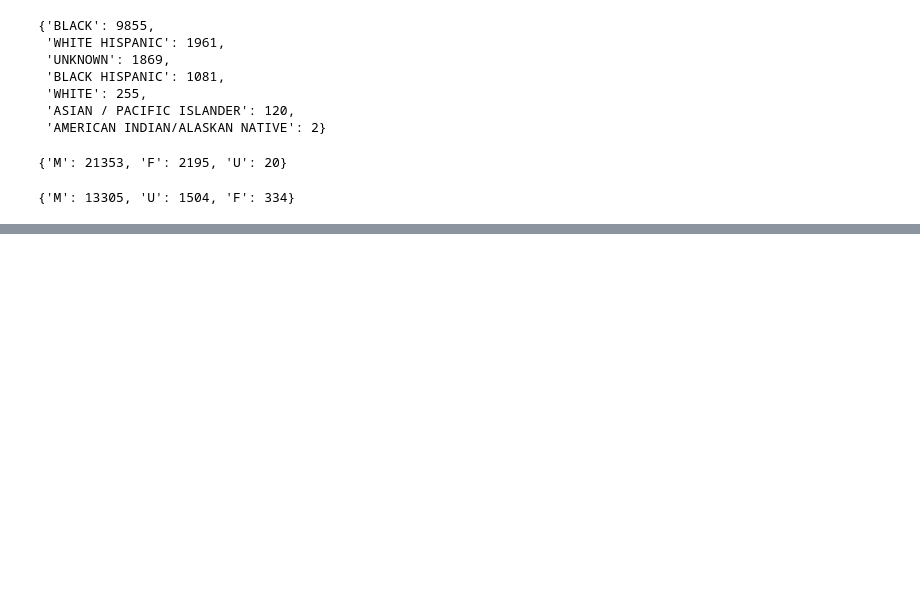
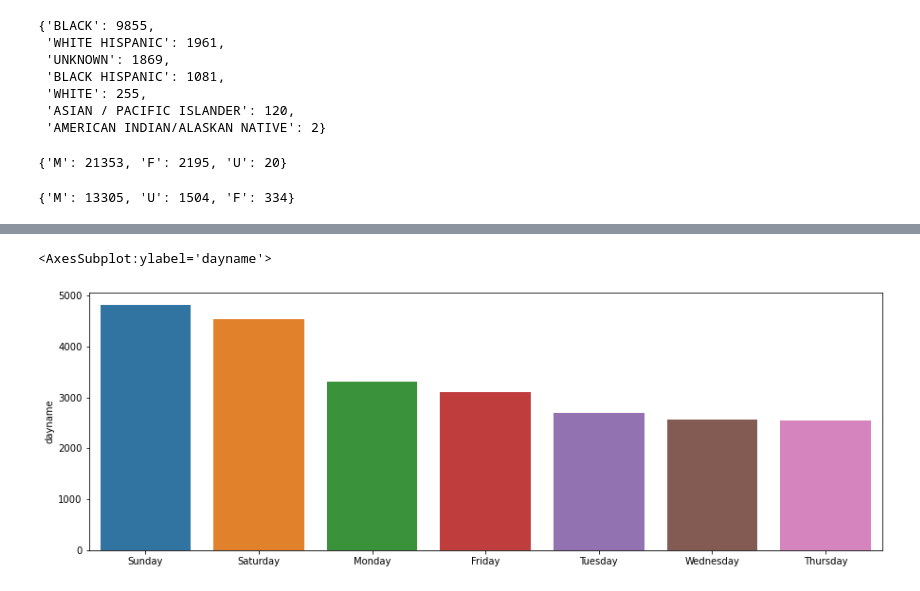
Before and after one commit to fredrikbw/ADS-Group-Project, a Jupyter notebook: Example.ipynb, the cells around one changed output, grey strips where cells are left out. Saved outputs shown, nothing was run; the diff lists cells and outputs as text; code cells hidden in the pictures; blank space fills up the shorter version.

```diff
--- a/Example.ipynb
+++ b/Example.ipynb
@@ -23,0 +22,3 @@ df.sort_values('OCCUR_DATE', ascending=True).tail(2)
+# %%
+df['seconds'] = pd.to_timedelta(df['OCCUR_TIME']).dt.total_seconds()
+df['timestamp'] = df['OCCUR_DATE'] + pd.to_timedelta(df['OCCUR_TIME'])
@@ -107,0 +165,10 @@ perp_sex_count
+# %%
+df['hour'] = df['timestamp'].dt.hour
+df['dayofweek'] = df['timestamp'].dt.dayofweek
+df['dayname'] = df['timestamp'].dt.day_name()
+df['quarter'] = df['timestamp'].dt.quarter
+df['month'] = df['timestamp'].dt.month
+df['month_name'] = df['timestamp'].dt.month_name()
+df['year'] = df['timestamp'].dt.year
+df['dayofyear'] = df['timestamp'].dt.dayofyear
+df['dayofmonth'] = df['timestamp'].dt.day
@@ -107,0 +184,8 @@ perp_sex_count
+# %%
+weekday_plot = pd.DataFrame(df['dayname'].value_counts())
+# %%
+plt.figure(figsize=(15,5))
+sns.barplot(x=weekday_plot.index, y=weekday_plot['dayname'])
+# %% [output]
+<AxesSubplot:ylabel='dayname'>
+[figure, added]
```
Also changed, not shown: parts of 25 cells of this notebook, 1 other file.
